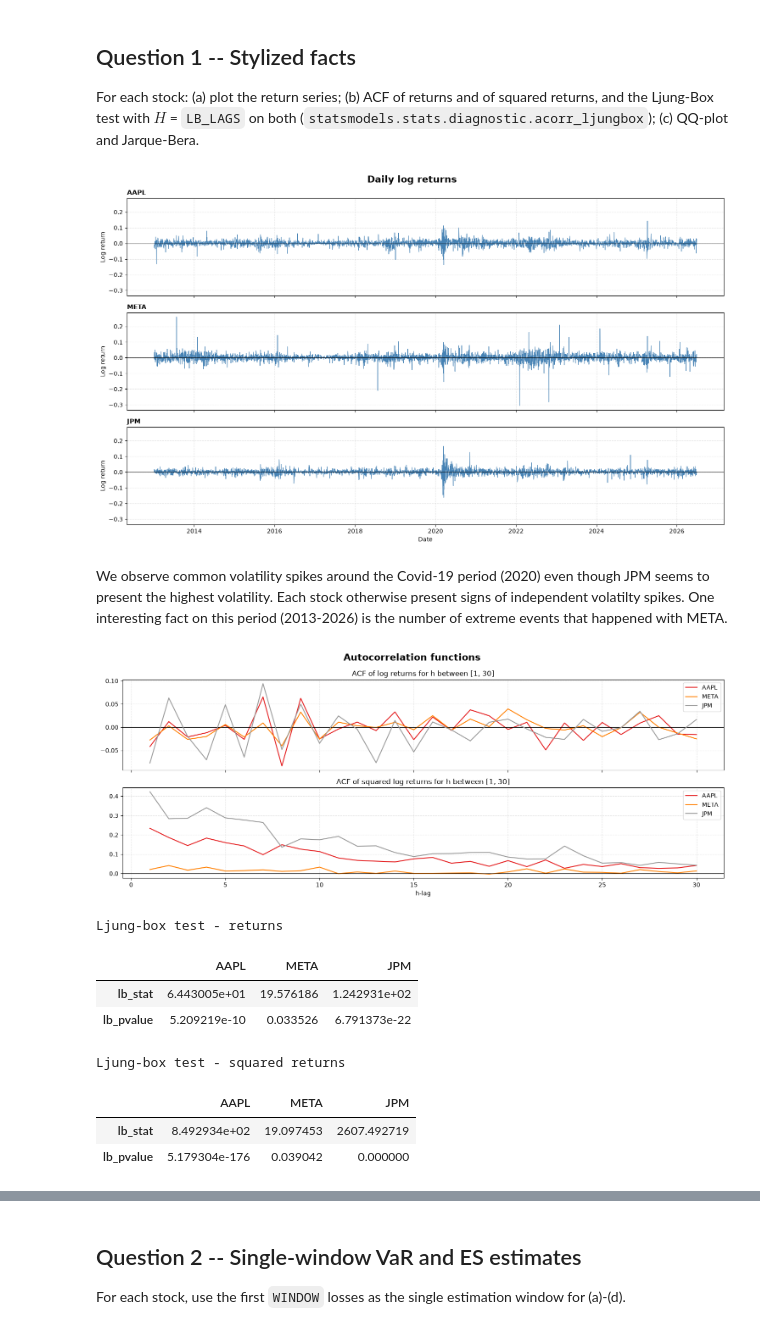
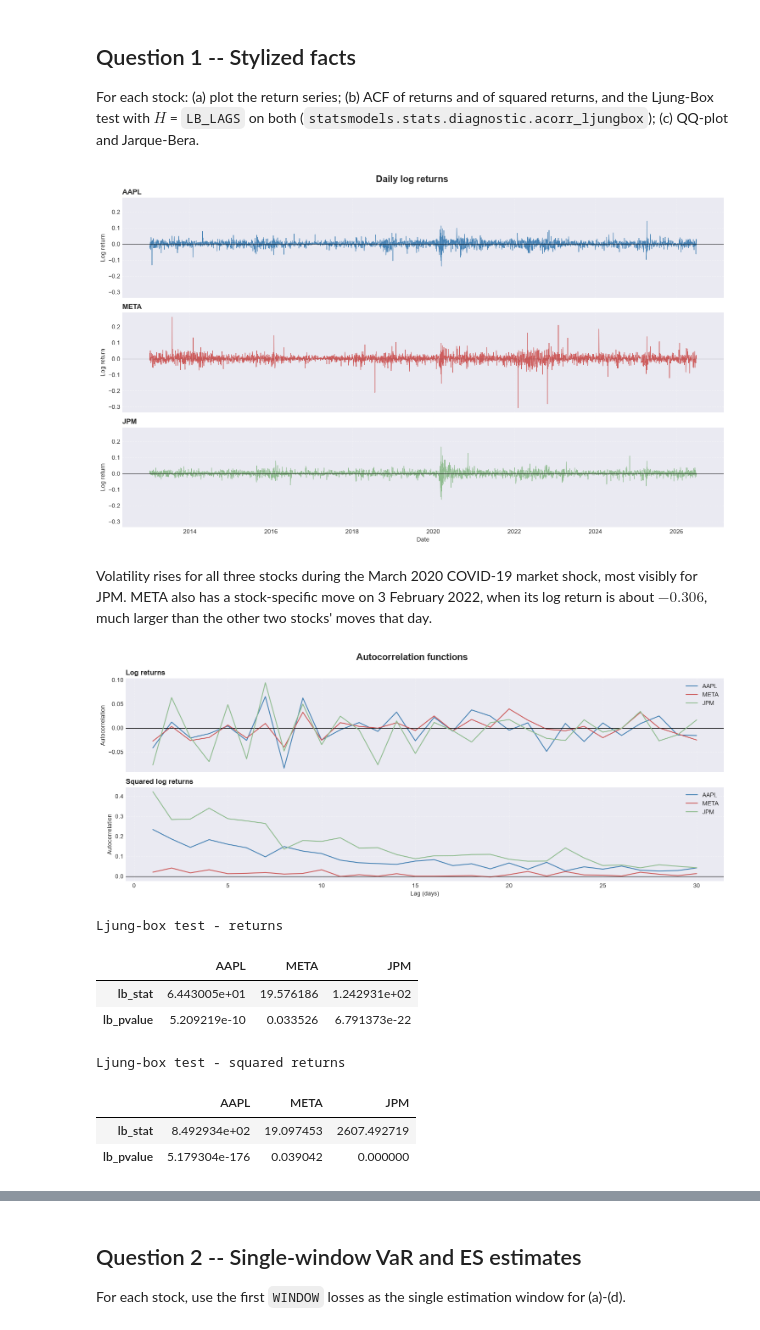
Before and after one commit to RomainFast121/QRM_project, a Jupyter notebook: Project_template.ipynb, the cells around one changed output, grey strips where cells are left out. Drawn from its saved outputs; the diff is of its cells as text; code cells hidden in the pictures.

```diff
--- a/Project_template.ipynb
+++ b/Project_template.ipynb
@@ -20,12 +20,18 @@ import numpy as np
 import pandas as pd
 import scipy.stats as stats
 import matplotlib.pyplot as plt
+
+plt.style.use("seaborn-v0_8-darkgrid")
 from pathlib import Path
 
 PROJECT_DIR = Path.cwd()
 DATA_FILE = PROJECT_DIR / "QRM_2026_Project_prices.csv"   # provided with the project; do not re-download
 OUT_DIR = PROJECT_DIR / "output"
 OUT_DIR.mkdir(parents=True, exist_ok=True)
+
+STOCK_COLORS = {"AAPL": "steelblue", "META": "indianred", "JPM": "darkseagreen"}
+METHOD_COLORS = {"Historical": "steelblue", "Gaussian": "indianred",
+                 "Student-t": "darkseagreen", "Fitted GPD": "slateblue"}
 
 # Parameters
 TICKERS = ["AAPL", "META", "JPM"]   # every question is run separately on each stock
@@ -92,24 +98,23 @@ fig, axes = plt.subplots(
     sharey=True
 )
 
-plt.suptitle("Daily log returns", fontsize=16, fontweight="bold")
+fig.suptitle("Daily log returns", fontsize=16, fontweight="bold")
 
 for ax, column in zip(axes, TICKERS):
-    ax.plot(returns.index, returns[column], linewidth=0.8, color="steelblue")
+    ax.plot(returns.index, returns[column], linewidth=0.8, color=STOCK_COLORS[column])
     ax.axhline(0, color="black", linewidth=0.8, alpha=0.7)
-    ax.set_title(str(column), loc="left", fontsize=11, fontweight="bold")
+    ax.set_title(column, loc="left", fontsize=12, fontweight="bold")
     ax.set_ylabel("Log return")
     ax.grid(True, linestyle="--", alpha=0.35)
 
 axes[-1].set_xlabel("Date")
 fig.tight_layout()
-plt.savefig("output/Q1_1-stylizedfacts")
+fig.savefig(OUT_DIR / "Q1_1-stylizedfacts.png", dpi=300)
 plt.show()
 # %% [output]
-[figure, old version]
+[figure, new version]
 # %% [markdown]
-We observe common volatility spikes around the Covid-19 period (2020) even though JPM seems to present the highest volatility.
-Each stock otherwise present signs of independent volatilty spikes. One interesting fact on this period (2013-2026) is the number of extreme events that happened with META.
+Volatility rises for all three stocks during the March 2020 COVID-19 market shock, most visibly for JPM. META also has a stock-specific move on 3 February 2022, when its log return is about $-0.306$, much larger than the other two stocks' moves that day.
 # %%
 # (b)
 # We use the statsmodels acf and acorr_ljungbox methods
@@ -134,44 +139,42 @@ for elem in returns:
     acf_ret_2 = acf(ret_2, nlags = 30, result_object = True)
 
     ACF[elem] = [acf_ret, acf_ret_2]
 
 fig, axes = plt.subplots(
     2, 1,
     sharex = True,
     figsize = (15, 2 * 3)
 )
 
-cmap = plt.get_cmap('Set1')
-colors = [cmap(i) for i in np.linspace(0, 0.9, 3)]
-plt.suptitle('Autocorrelation functions', fontsize=16, fontweight="bold")
+fig.suptitle("Autocorrelation functions", fontsize=16, fontweight="bold")
 
 for index, (name, value) in enumerate(ACF.items()):
     h = np.arange(1, 31, 1)
 
     for i in range(2):
         ax = axes[i]
         ax.axhline(0, color="black", linewidth=0.8, alpha=0.7)
         ax.grid(True, linestyle="--", alpha=0.35)
 
         val = value[i].acf
-        ax.plot(h, val[1:], label = name, color=colors[index])
+        ax.plot(h, val[1:], label = name, color=STOCK_COLORS[name])
         ax.legend()
 
-axes[0].set(title = 'ACF of log returns for h between [1, 30]')
-axes[1].set(
-    title = 'ACF of squared log returns for h between [1, 30]',
-    xlabel = 'h-lag'
-)
+axes[0].set_title("Log returns", loc="left", fontsize=12, fontweight="bold")
+axes[1].set_title("Squared log returns", loc="left", fontsize=12, fontweight="bold")
+axes[1].set_xlabel("Lag (days)")
+for ax in axes:
+    ax.set_ylabel("Autocorrelation")
 plt.tight_layout()
-plt.savefig("output/Q1_2-ACF")
+fig.savefig(OUT_DIR / "Q1_2-ACF.png", dpi=300)
 plt.show()
 
 print('Ljung-box test - returns')
 display(pd.DataFrame(ljung, index=['lb_stat', 'lb_pvalue']))
 print('Ljung-box test - squared returns')
 display(pd.DataFrame(ljung_squared, index=['lb_stat', 'lb_pvalue']))
 # %% [output]
-[figure, old version]
+[figure, new version]
 Ljung-box test - returns
 |  | AAPL | META | JPM |
 | lb_stat | 6.443005e+01 | 19.576186 | 1.242931e+02 |
```
Also changed, not shown: parts of 31 cells of this notebook, 9 other files.
